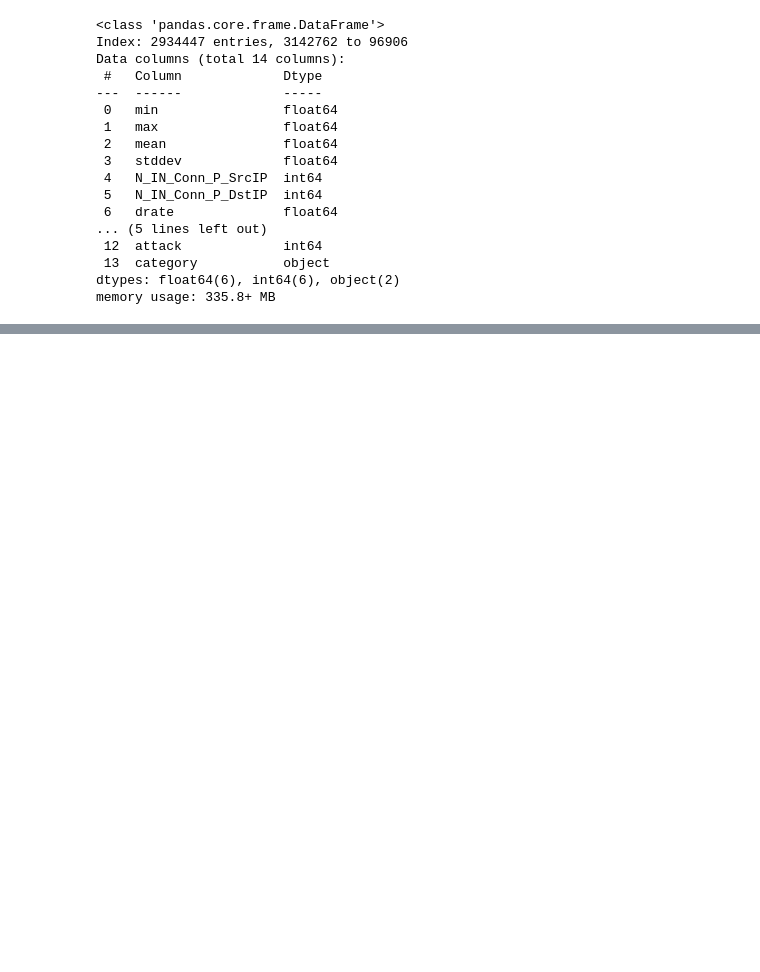
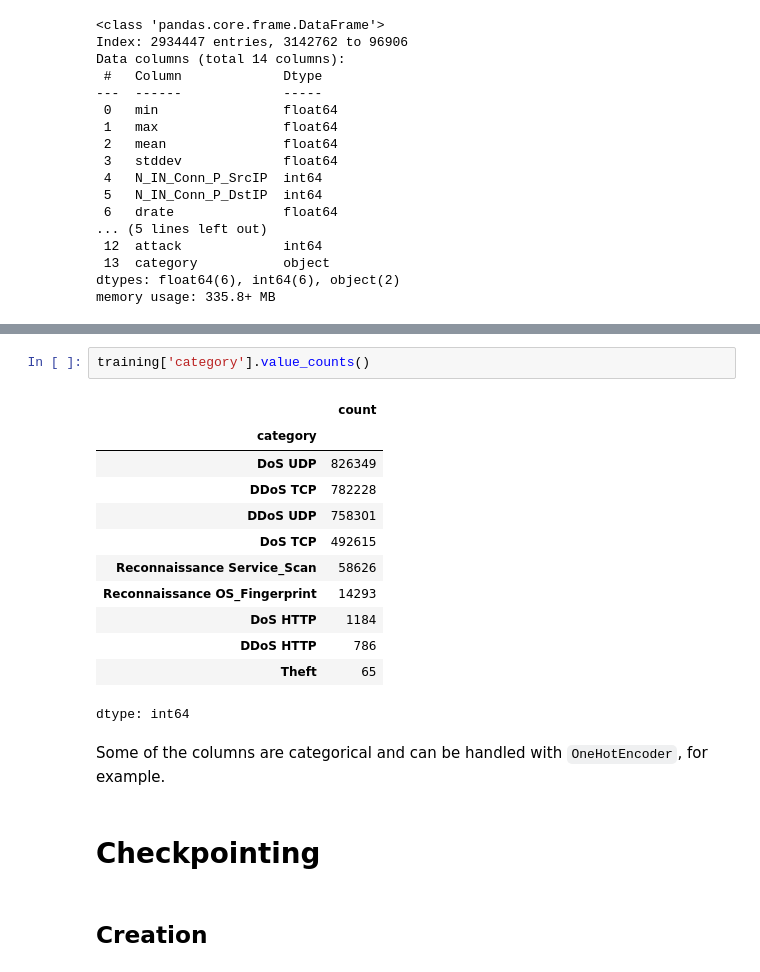
Before and after one commit to merzouka/bds.ml, a Jupyter notebook: eda/eda.ipynb, the cells around one changed output, grey strips where cells are left out. Drawn from its saved outputs; the diff is of its cells as text; blank space fills up the shorter version.

Commit message:
Finished categorical analysis and added checkpoint

```diff
--- a/eda/eda.ipynb
+++ b/eda/eda.ipynb
@@ -559,0 +569,21 @@ memory usage: 335.8+ MB
+# %%
+training['category'].value_counts()
+# %% [output]
+|  | count |
+| category |  |
+| DoS UDP | 826349 |
+| DDoS TCP | 782228 |
+| DDoS UDP | 758301 |
+| DoS TCP | 492615 |
+| Reconnaissance Service_Scan | 58626 |
+| Reconnaissance OS_Fingerprint | 14293 |
+| DoS HTTP | 1184 |
+| DDoS HTTP | 786 |
+| Theft | 65 |
+dtype: int64
+# %% [markdown]
+Some of the columns are categorical and can be handled with `OneHotEncoder`, for example.
+# %% [markdown]
+# Checkpointing
+# %% [markdown]
+## Creation
```
Also changed, not shown: parts of 12 cells of this notebook.
